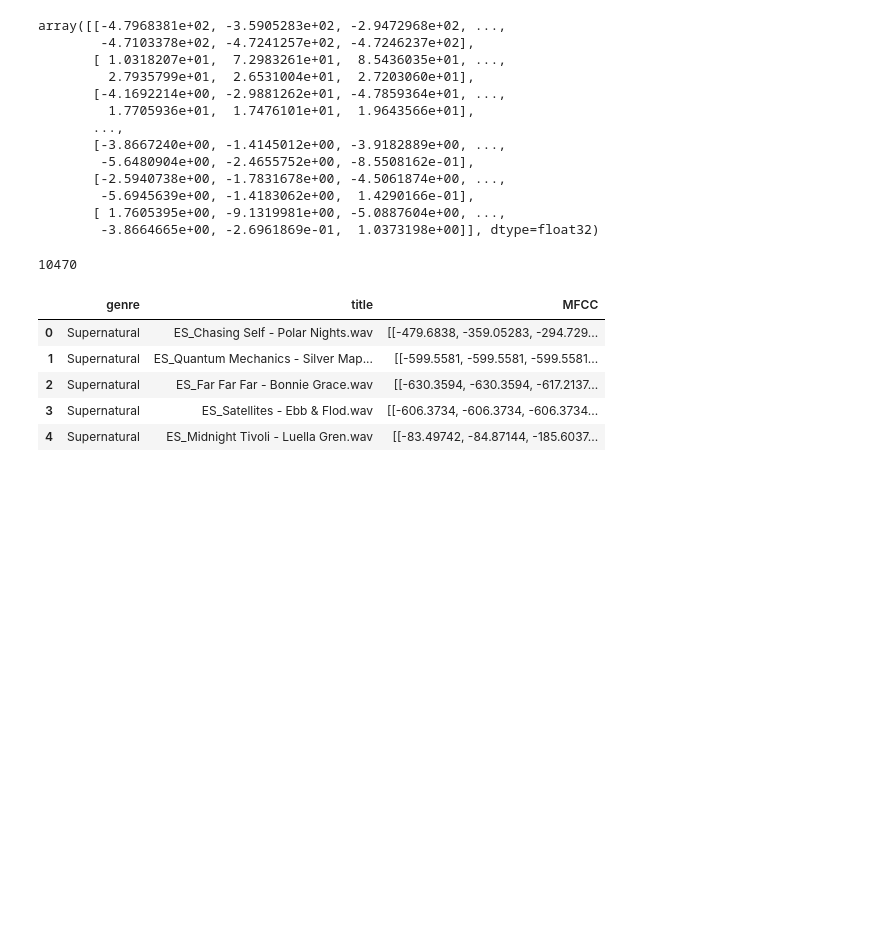
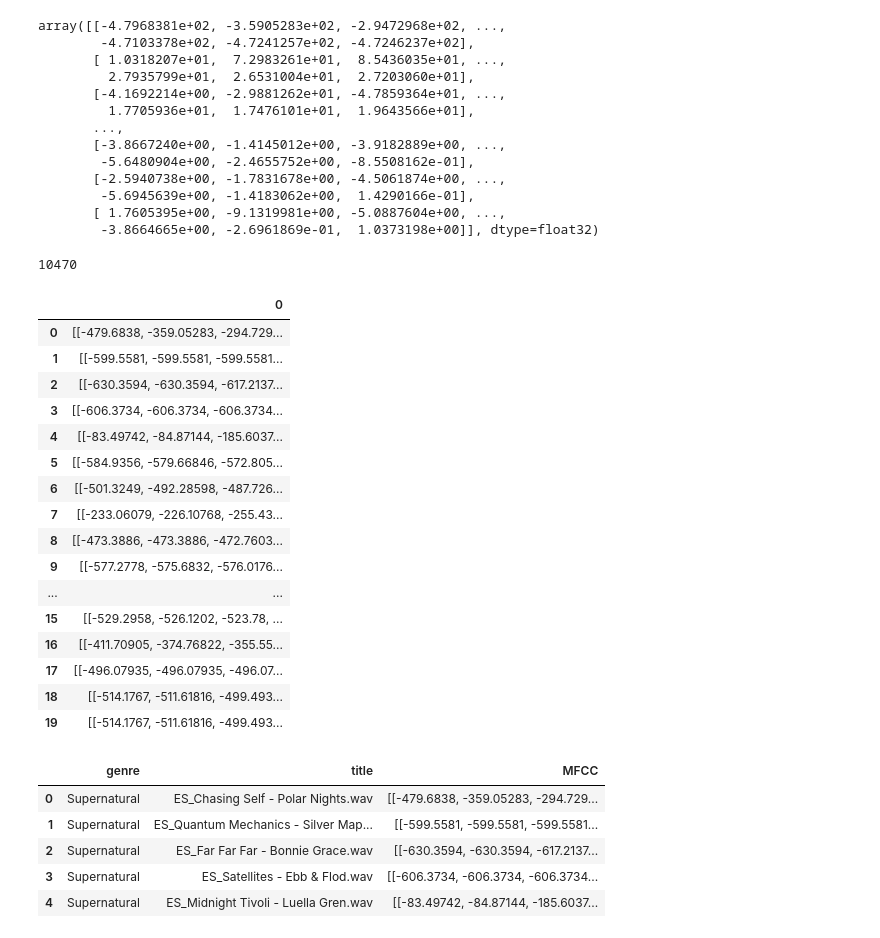
Before and after one commit to Fominayasg/Audio_features_analysis--Music_evokes_cinema, a Jupyter notebook: Pruebas librosa.ipynb, the cells around one changed output. Saved outputs shown, nothing was run; the diff lists cells and outputs as text; code cells hidden in the pictures; blank space fills up the shorter version.

```diff
--- a/Pruebas librosa.ipynb
+++ b/Pruebas librosa.ipynb
@@ -126,9 +126,4 @@ ax.set(title='Chromagram')
 # %% [markdown]
 # My file
 # %%
-filename = librosa.load('data/Chase-action/ES_Dungeon - Dream Cave.wav')
+z
-# %%
-title = 'Dungeon - Dream Cave'
-genre = 'Chase-action'
-path = f"data/{genre}/ES_{title}.wav"
-path
@@ -304,6 +321,27 @@ array([[-4.7968381e+02, -3.5905283e+02, -2.9472968e+02, ...,
 len (mfcc[0][0])
 # %% [output]
 10470
+# %%
+xdf = pd.DataFrame(mfcc)
+xdf
+# %% [output]
+|  | 0 |
+| 0 | [[-479.6838, -359.05283, -294.729... |
+| 1 | [[-599.5581, -599.5581, -599.5581... |
+| 2 | [[-630.3594, -630.3594, -617.2137... |
+| 3 | [[-606.3734, -606.3734, -606.3734... |
+| 4 | [[-83.49742, -84.87144, -185.6037... |
+| 5 | [[-584.9356, -579.66846, -572.805... |
+| 6 | [[-501.3249, -492.28598, -487.726... |
+| 7 | [[-233.06079, -226.10768, -255.43... |
+| 8 | [[-473.3886, -473.3886, -472.7603... |
+| 9 | [[-577.2778, -575.6832, -576.0176... |
+| ... | ... |
+| 15 | [[-529.2958, -526.1202, -523.78, ... |
+| 16 | [[-411.70905, -374.76822, -355.55... |
+| 17 | [[-496.07935, -496.07935, -496.07... |
+| 18 | [[-514.1767, -511.61816, -499.493... |
+| 19 | [[-514.1767, -511.61816, -499.493... |
 # %%
 df['MFCC'] = mfcc
 df.head()
```
Also changed, not shown: parts of 29 cells of this notebook, 2 other files.
